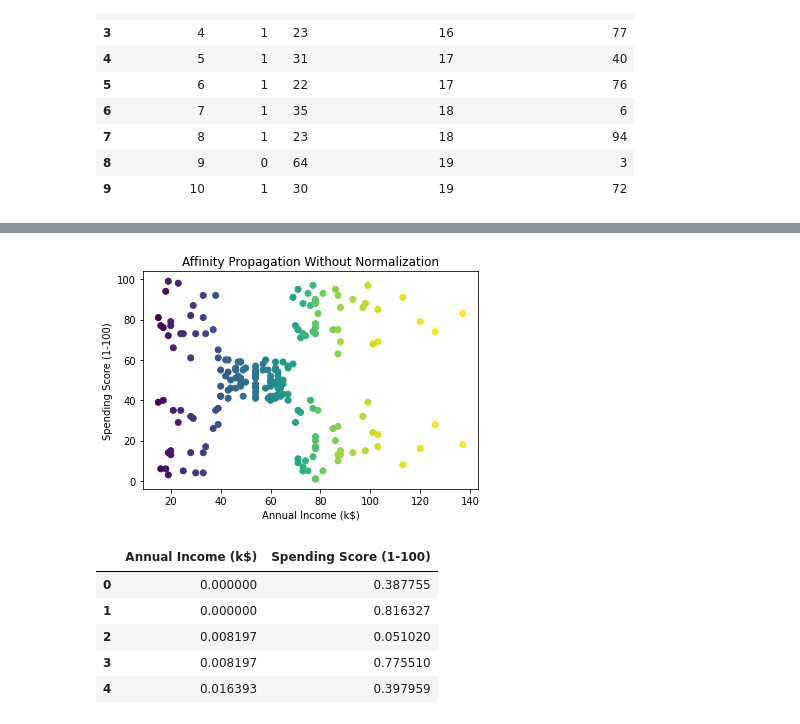
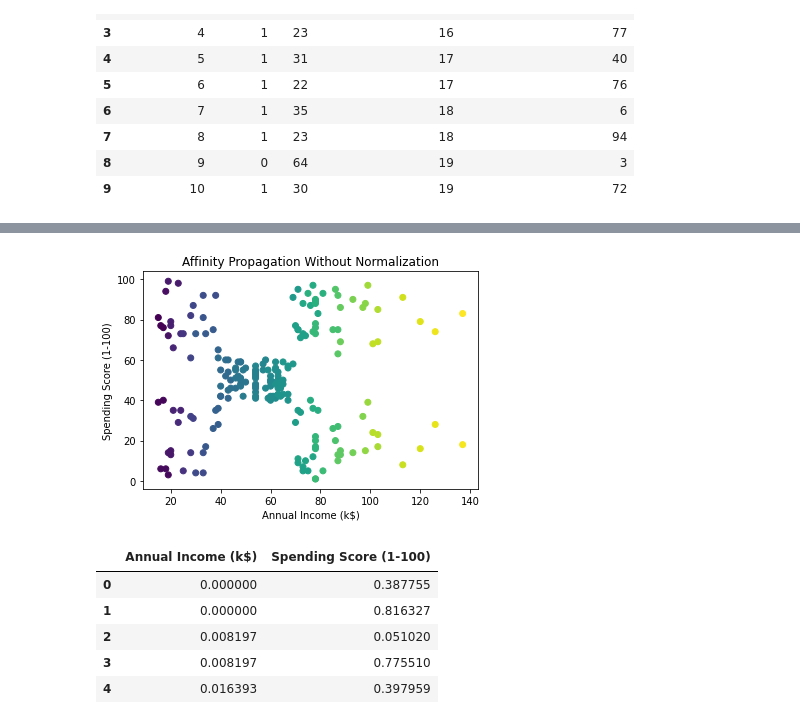
Before and after one commit to 9crusher/affinity_propagation, a Jupyter notebook: final_project_demo.ipynb, the cells around one changed output, grey strips where cells are left out. Saved outputs shown, nothing was run; the diff lists cells and outputs as text; code cells hidden in the pictures.

```diff
--- a/final_project_demo.ipynb
+++ b/final_project_demo.ipynb
@@ -28,0 +32,3 @@ AP = AffinityPropagation(random_state=5,  preference=-2.5, damping=.7)
+# %%
+#SkLearn implementation with modifications for enhanced understandability
+AP1 = AffinityPropagation(preference=-25.0, damping=.7, max_iter=150, convergence_iter=15)
@@ -29,13 +43,13 @@ AP = AffinityPropagation(random_state=5,  preference=-2.5, damping=.7)
 # %%
 feature_names = ['Annual Income (k$)', 'Spending Score (1-100)']
-clustering = AP.fit(df_mall_customers[feature_names])
-plt.scatter(df_mall_customers['Annual Income (k$)'], df_mall_customers['Spending Score (1-100)'], c=clustering.labels_)
+clustering_unnorm = AP1.fit(df_mall_customers[feature_names])
+plt.scatter(df_mall_customers['Annual Income (k$)'], df_mall_customers['Spending Score (1-100)'], c=clustering_unnorm.labels_)
 plt.xlabel('Annual Income (k$)')
 plt.ylabel('Spending Score (1-100)')
 plt.title('Affinity Propagation Without Normalization')
 plt.show()
 # %% [output]
-[figure, old version]
+[figure, new version]
 # %%
 # Normalize
 min_max_scaler = preprocessing.MinMaxScaler()
```
Also changed, not shown: parts of 14 cells of this notebook, 2 other files.
